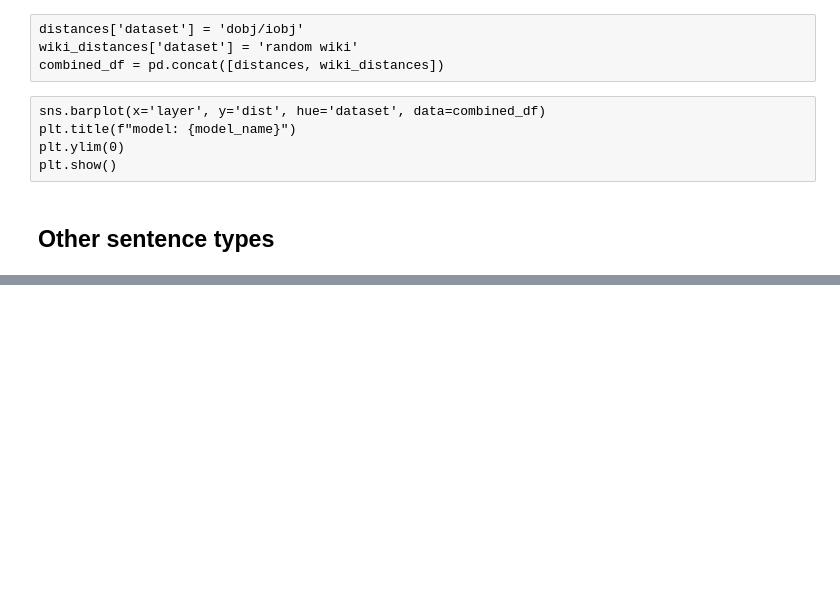
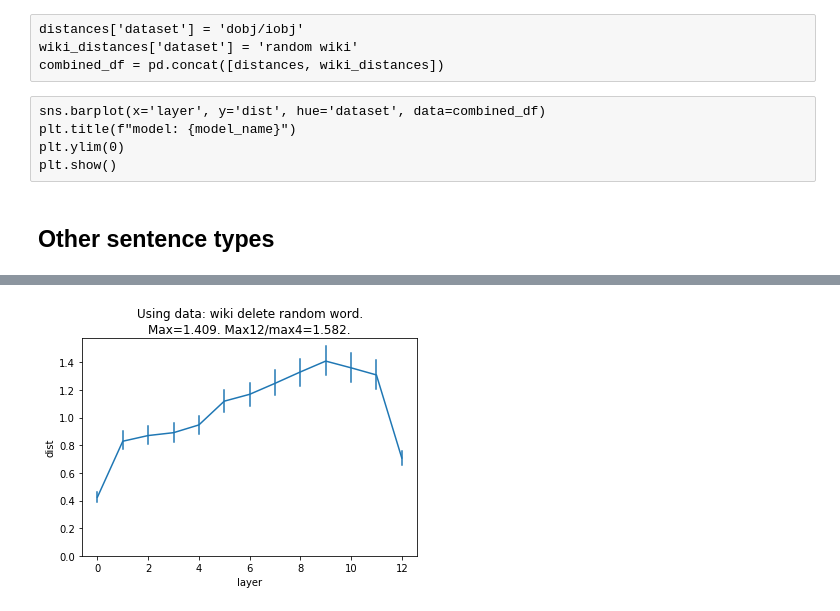
Before and after one commit to SPOClab-ca/layerwise-anomaly, a Jupyter notebook: notebooks_bai/LayerwiseSensitivity.ipynb, the cells around one changed output, grey strips where cells are left out. Cells and saved outputs as stored; diff of their text form; code cells hidden in the pictures; blank space fills up the shorter version.

```diff
--- a/notebooks_bai/LayerwiseSensitivity.ipynb
+++ b/notebooks_bai/LayerwiseSensitivity.ipynb
@@ -79,0 +72,5 @@ plot_distances(sents, 'osterhout-nicol semantic')
+# %%
+sents = sentgen.get_wikipedia_delete_random_word()
+plot_distances(sents, 'wiki delete random word')
+# %% [output]
+[figure, added]
```
Also changed, not shown: parts of 14 cells of this notebook, 5 other files.
